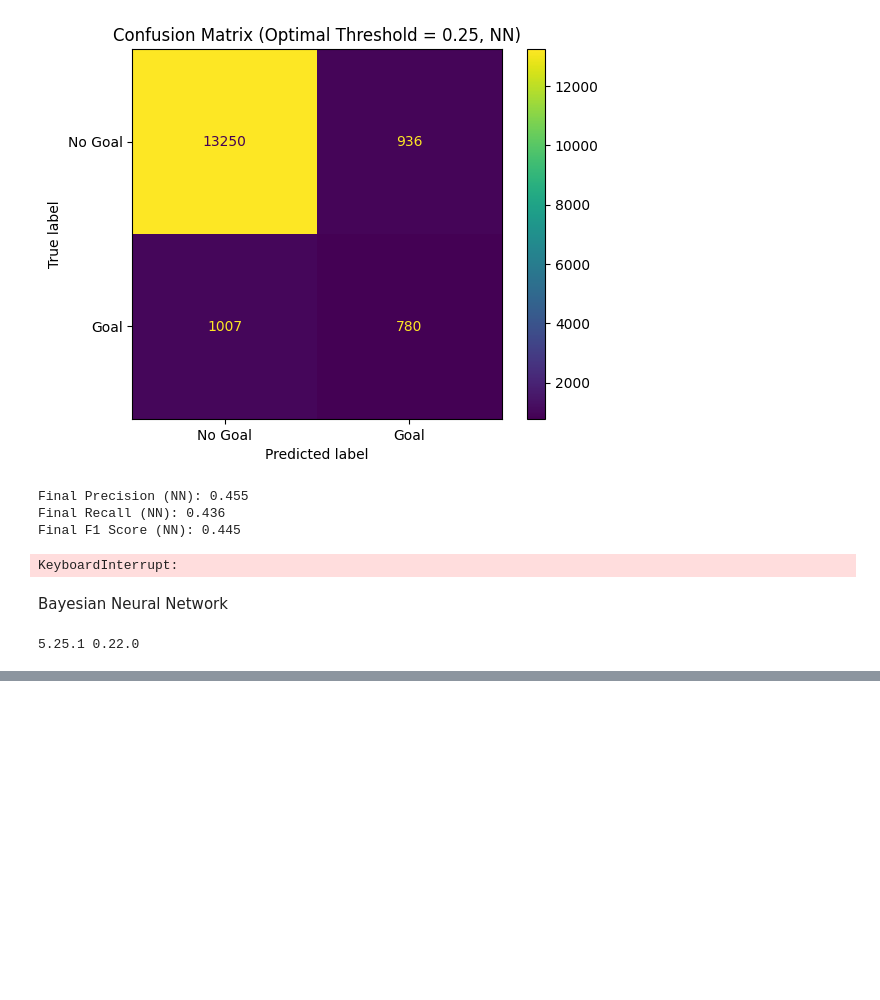
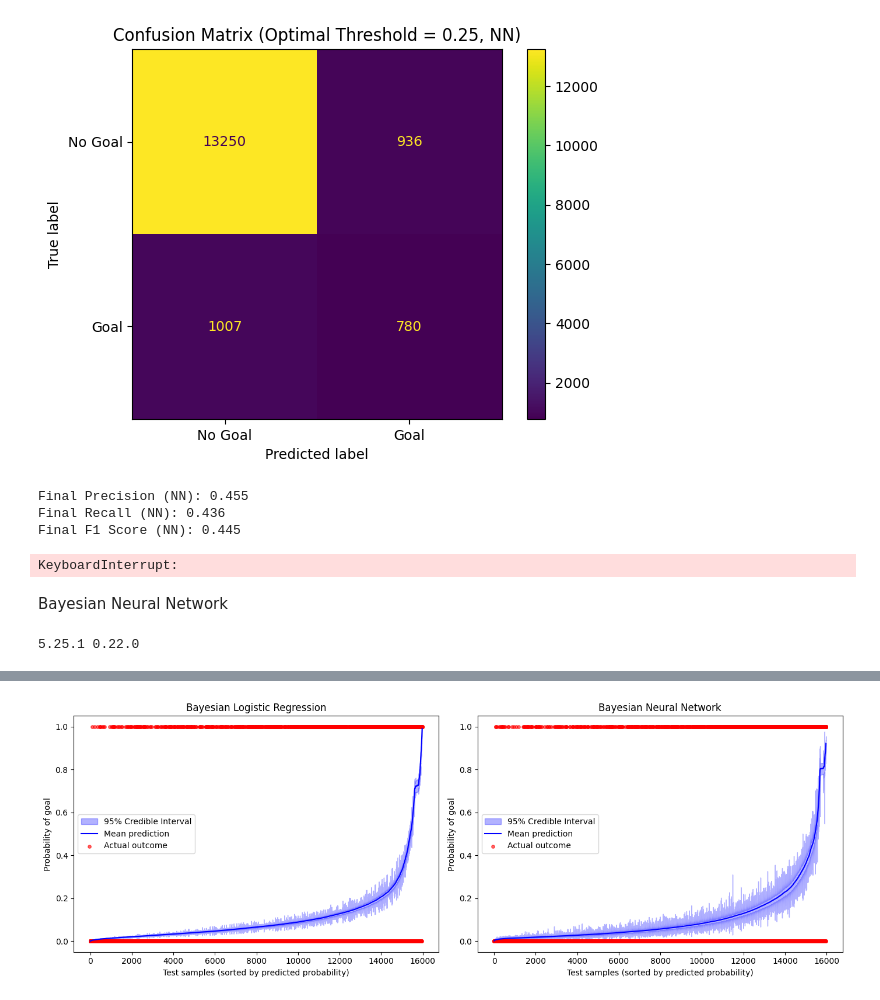
Before and after one commit to arne2204/Probabilistic-Machine-Learning_lecture-PROJECTS, a Jupyter notebook: projects/08-1SHXXXX_football_analytics/notebooks/05_model_training_and_evaluation.ipynb, the cells around one changed output, grey strips where cells are left out. Saved outputs shown, nothing was run; the diff lists cells and outputs as text; code cells hidden in the pictures; blank space fills up the shorter version.

```diff
--- a/projects/08-1SHXXXX_football_analytics/notebooks/05_model_training_and_evaluation.ipynb
+++ b/projects/08-1SHXXXX_football_analytics/notebooks/05_model_training_and_evaluation.ipynb
@@ -1408,6 +1439,6 @@ Drive already mounted at /content/drive; to attempt to forcibly remount, call dr
 # %%
 import arviz as az
 
-drive_path = "/content/drive/MyDrive/bnn_small_trace.nc"
+drive_path = "/content/bnn_small_trace.nc"
 trace_bnn_small = az.from_netcdf(drive_path)
 print("Trace loaded successfully!")
@@ -1453,0 +1528,19 @@ disp.plot(values_format='d')
+# %%
+X_test_bayes = X_test_scaled.astype(np.float32)
+
+# BLR
+probs_blr = predict_blr(trace_blr, X_test_bayes)
+mean_blr = probs_blr.mean(axis=0)
+auc_blr = roc_auc_score(y_test, mean_blr)
+acc_blr = accuracy_score(y_test, (mean_blr >= 0.5).astype(int))
+ll_blr  = log_loss(y_test, mean_blr)
+
+# BNN
+probs_bnn = predict_bnn(trace_bnn_small, X_test_bayes)
+mean_bnn = probs_bnn.mean(axis=0)
+auc_bnn = roc_auc_score(y_test, mean_bnn)
+acc_bnn = accuracy_score(y_test, (mean_bnn >= 0.5).astype(int))
+ll_bnn  = log_loss(y_test, mean_bnn)
+
+print(f"Bayesian Logistic Regression - AUC: {auc_blr:.3f}, Accuracy: {acc_blr:.3f}, Log-Loss: {ll_blr:.3f}")
+print(f"Bayesian Neural Network      - AUC: {auc_bnn:.3f}, Accuracy: {acc_bnn:.3f}, Log-Loss: {ll_bnn:.3f}")
@@ -1453,0 +1550,26 @@ disp.plot(values_format='d')
+# %%
+import matplotlib.pyplot as plt
+
+def plot_uncertainty(probs, mean_probs, y_test, title):
+    lower = np.percentile(probs, 2.5, axis=0)
+    upper = np.percentile(probs, 97.5, axis=0)
+    sorted_idx = np.argsort(mean_probs)
+    plt.fill_between(range(len(mean_probs)), lower[sorted_idx], upper[sorted_idx], alpha=0.3, color="blue", label="95% Credible Interval")
+    plt.plot(mean_probs[sorted_idx], color="blue", label="Mean prediction")
+    plt.scatter(range(len(mean_probs)), y_test.values[sorted_idx], color="red", s=15, alpha=0.6, label="Actual outcome")
+    plt.xlabel("Test samples (sorted by predicted probability)")
+    plt.ylabel("Probability of goal")
+    plt.title(title)
+    plt.legend()
+
+plt.figure(figsize=(14, 5))
+plt.subplot(1, 2, 1)
+plot_uncertainty(probs_blr, mean_blr, y_test, "Bayesian Logistic Regression")
+
+plt.subplot(1, 2, 2)
+plot_uncertainty(probs_bnn, mean_bnn, y_test, "Bayesian Neural Network")
+
+plt.tight_layout()
+plt.show()
+# %% [output]
+[figure, added]
```
Also changed, not shown: parts of 8 cells of this notebook.
